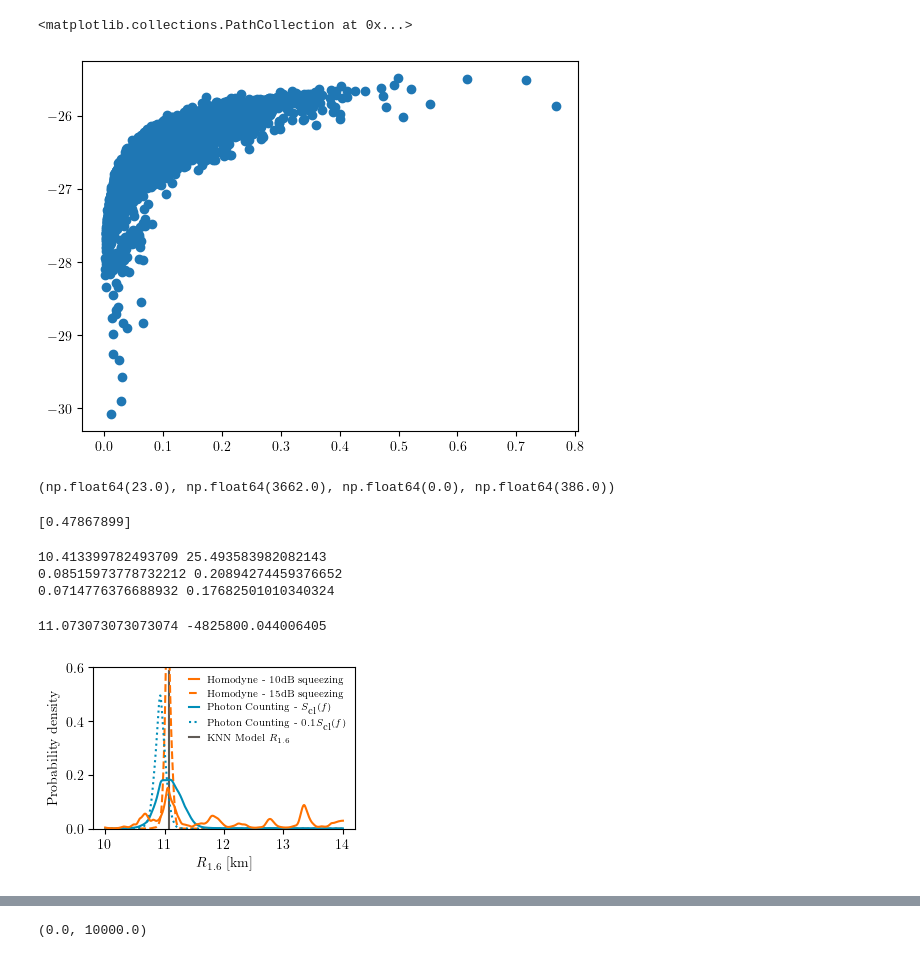
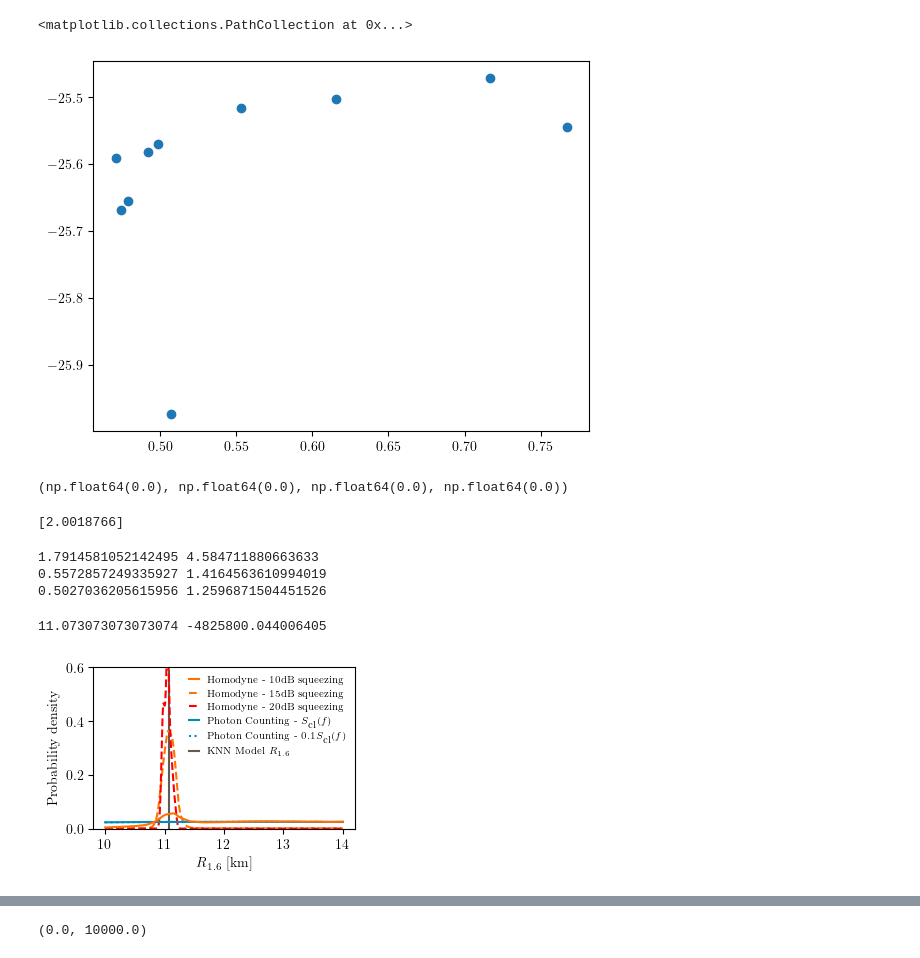
Before and after one commit to mccullerlp/GWPhotonCounting, a Jupyter notebook: projects/PM_EOS/hierarchical_EOS/marginalized_method/hierarchical_result.ipynb, the cells around one changed output, grey strips where cells are left out. Drawn from its saved outputs; the diff is of its cells as text; code cells hidden in the pictures.

```diff
--- a/projects/PM_EOS/hierarchical_EOS/marginalized_method/hierarchical_result.ipynb
+++ b/projects/PM_EOS/hierarchical_EOS/marginalized_method/hierarchical_result.ipynb
@@ -52,7 +52,7 @@ sg_poly = 2
 sg_nodes = 10
 
 
-Nevents = 10000
+Nevents = 100
 Noffs = 0
 
 loglikelihoods = []
@@ -76,7 +76,7 @@ log10A_fit_strain_15db = []
 
 #260216d is a good set but has outliers that screw things up
 #260216e has the log likelihood doubled which is probably wrong
-file_list = glob.glob("results_260217/result_CE_*.json") #250623 is the newer result
+file_list = glob.glob("results_260219nnT0/result_CE_*.json") #250623 is the newer result
 file_list.sort(key=lambda file: int(file.split("_")[-1].split(".")[0]))
 #file_list = glob.glob("results_250623/result_CE_*.json") #250623 is the newer result
 #file_list = glob.glob("results_250622/result_CE_*.json")
@@ -192,23 +192,23 @@ plt.scatter(snrs[mask], log10A_fit_pc[mask], color='red', zorder=100)
 plt.scatter(snrs, log10A_fit_pc)
 # %% [output]
 <matplotlib.collections.PathCollection at 0x...>
-[figure, old version]
+[figure, new version]
 # %%
 np.sum(signal_photons), np.sum(noise_photons), np.sum(noise_photons_0d01), np.sum(noise_photons_0d1)
 # %% [output]
-(np.float64(23.0), np.float64(3662.0), np.float64(0.0), np.float64(386.0))
+(np.float64(0.0), np.float64(0.0), np.float64(0.0), np.float64(0.0))
 # %%
 print(np.quantile(snrs_silica, [0.95]))
 # %% [output]
-[0.47867899]
+[2.0018766]
 # %%
 print(np.sqrt(np.sum(snrs**2)), np.sqrt(np.sum(snrs_silica**2)))
 print(np.mean(snrs), np.mean(snrs_silica))
 print(np.median(snrs), np.median(snrs_silica))
 # %% [output]
-10.413399782493709 25.493583982082143
-0.08515973778732212 0.20894274459376652
-0.0714776376688932 0.17682501010340324
+1.7914581052142495 4.584711880663633
+0.5572857249335927 1.4164563610994019
+0.5027036205615956 1.2596871504451526
 # %%
 
 
@@ -247,35 +247,35 @@ print(R1d6s_interp[np.argmax(minimization)], np.max(minimization))
 # %%
 fig = plt.figure(figsize=(3.375,2.1))
 
 from scipy.interpolate import interp1d
 
 Rs = np.linspace(10,14,1000)
 
 ymax = 0.65
 
 plt.plot(Rs, interp1d(R1d6s_interp, prob_strain, kind='linear')(Rs), color='#ff7100ff', label='Homodyne - 10dB squeezing', zorder=100)
 plt.plot(Rs, interp1d(R1d6s_interp, prob_strain_15db, kind='linear')(Rs), color='#ff7100ff', label='Homodyne - 15dB squeezing', ls='--')
-#plt.plot(Rs, interp1d(R1d6s_interp, prob_strain_20db, kind='linear')(Rs), color='#ff0000ff', label='Homodyne - 20dB squeezing', ls='--')
+plt.plot(Rs, interp1d(R1d6s_interp, prob_strain_20db, kind='linear')(Rs), color='#ff0000ff', label='Homodyne - 20dB squeezing', ls='--')
 plt.plot(Rs, interp1d(R1d6s_interp, prob_pc, kind='linear')(Rs), color='#008eb8ff', label=r'Photon Counting - $S_\textrm{cl}(f)$', zorder=99)
 plt.plot(Rs, interp1d(R1d6s_interp, prob_pc_0d1, kind='linear')(Rs), color='#008eb8ff', label=r'Photon Counting - $0.1S_\textrm{cl}(f)$', ls=':')
 #plt.plot(Rs, interp1d(R1d6s_interp, prob_pc_no_background, kind='linear')(Rs), color='#000eb8ff', label=r'Photon Counting - $0S_\textrm{cl}(f)$', ls='--')
 plt.plot([11.073, 11.073], [0, 0.9*ymax], color='#605B56', zorder=-10, label=r'KNN Model $R_{1.6}$')
 
 #plt.xlim(9.5,13.5)
 plt.ylabel(r'Probability density')
 plt.xlabel(r'$R_{1.6}$ [km]')
 
 
 legend = plt.legend(loc='upper right', frameon=True, handlelength=1, framealpha=1, edgecolor='white',fontsize=7)
 
 #plt.ylim(0,0.63)
 plt.ylim(0,0.6)
 #plt.xlim(10,12)
 
 plt.savefig("hierarchical.pdf", bbox_inches='tight')
 #plt.savefig("hierarchical.png", bbox_inches='tight', dpi=300)
 # %% [output]
-[figure, old version]
+[figure, new version]
 # %%
 logl_pc = np.cumsum(loglikelihoods,axis=0)
 logl_pc -= logsumexp(logl_pc, axis=1)[:,None]
```
Also changed, not shown: parts of 5 cells of this notebook, 2 other files.
